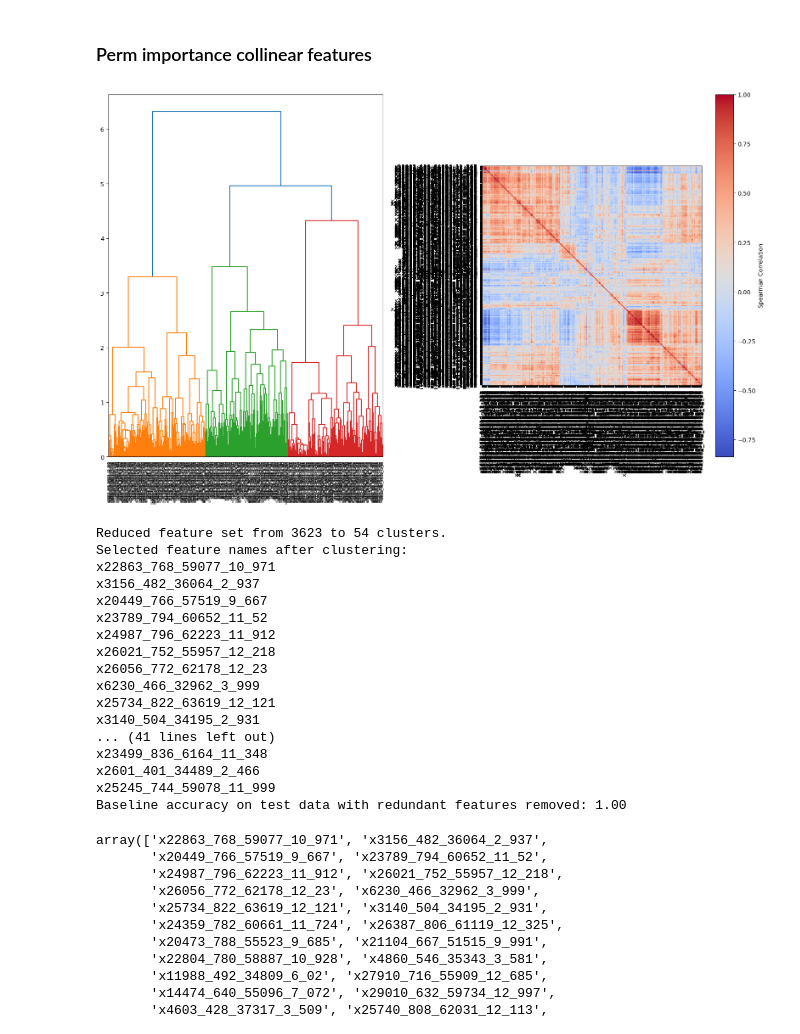
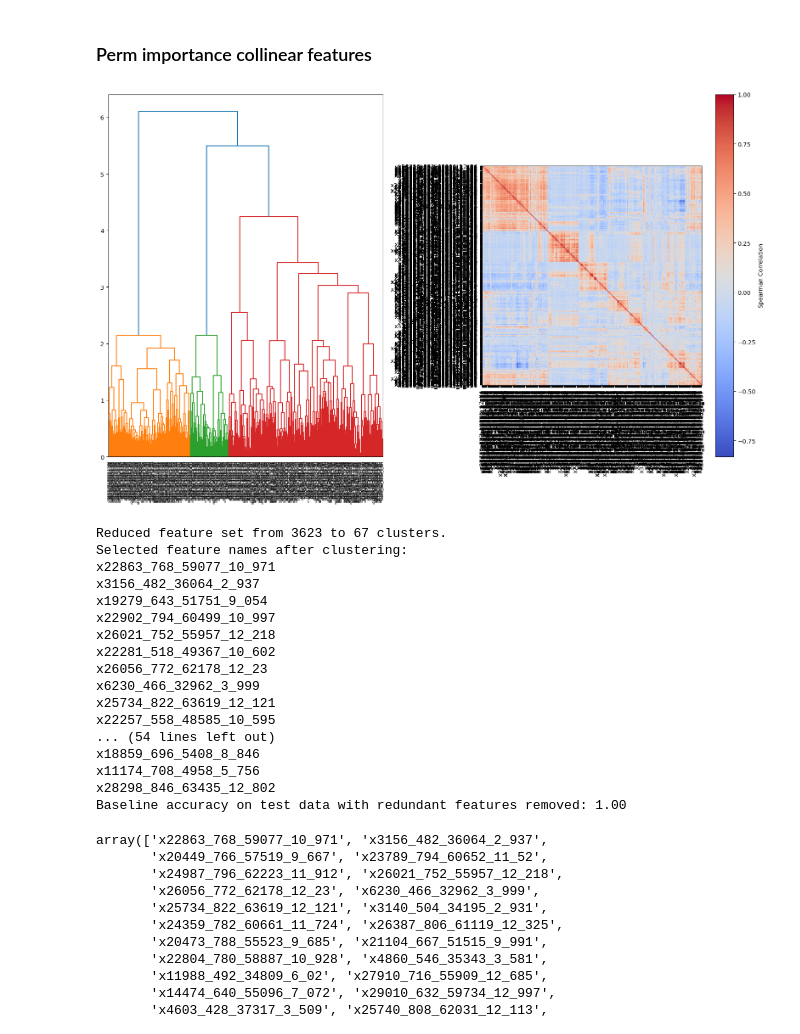
Before and after one commit to wsnowacek/World_Corals, a Jupyter notebook: machine_learning/coral_mets_only/interp_coralmets.ipynb, the cells around one changed output. Drawn from its saved outputs; the diff is of its cells as text; code cells hidden in the pictures.

```diff
--- a/machine_learning/coral_mets_only/interp_coralmets.ipynb
+++ b/machine_learning/coral_mets_only/interp_coralmets.ipynb
@@ -105,36 +103,36 @@ from scipy.spatial.distance import squareform
 from scipy.stats import spearmanr
 from collections import defaultdict
 # %%
-top_mets = importance_storage["RandomForest_KBest"].head(500)['Metabolite'].values
-# top_mets = importance_storage["XGBoost_KBest"].head(500)['Metabolite'].values
+# top_mets = importance_storage["RandomForest_KBest"].head(500)['Metabolite'].values
+top_mets = importance_storage["XGBoost_KBest"].head(500)['Metabolite'].values
 
 X_df = pd.DataFrame(X, columns=coral_df.columns.intersection(met_df['metabolite']))
 X_subset = X_df[top_mets]
 
 corr = spearmanr(X_subset).correlation
 corr = (corr + corr.T) / 2
 np.fill_diagonal(corr, 1)
 
 distance_matrix = 1 - np.abs(corr)
 dist_linkage = hierarchy.ward(squareform(distance_matrix))
 
 fig, (ax1, ax2) = plt.subplots(1, 2, figsize=(16, 10))
 
 dendro = hierarchy.dendrogram(
     dist_linkage, labels=top_mets.tolist(), ax=ax1, leaf_rotation=90
 )
 
 im = ax2.imshow(corr[dendro["leaves"], :][:, dendro["leaves"]], cmap='coolwarm')
 ax2.set_xticks(np.arange(len(top_mets)))
 ax2.set_yticks(np.arange(len(top_mets)))
 ax2.set_xticklabels([top_mets[i] for i in dendro["leaves"]], rotation=90)
 ax2.set_yticklabels([top_mets[i] for i in dendro["leaves"]])
 
 fig.colorbar(im, ax=ax2, label='Spearman Correlation')
 fig.tight_layout()
 plt.show()
 # %% [output]
-[figure, old version]
+[figure, new version]
 # %%
 from collections import defaultdict
 from scipy.cluster import hierarchy
@@ -163,22 +161,22 @@ clf_sel.fit(X_train_sel, y_train)
 accuracy = clf_sel.score(X_test_sel, y_test)
 print(f"Baseline accuracy on test data with redundant features removed: {accuracy:.2f}")
 # %% [output]
-Reduced feature set from 3623 to 54 clusters.
+Reduced feature set from 3623 to 67 clusters.
 Selected feature names after clustering:
 x22863_768_59077_10_971
 x3156_482_36064_2_937
-x20449_766_57519_9_667
-x23789_794_60652_11_52
-x24987_796_62223_11_912
+x19279_643_51751_9_054
+x22902_794_60499_10_997
 x26021_752_55957_12_218
+x22281_518_49367_10_602
 x26056_772_62178_12_23
 x6230_466_32962_3_999
 x25734_822_63619_12_121
-x3140_504_34195_2_931
-... (41 lines left out)
-x23499_836_6164_11_348
-x2601_401_34489_2_466
-x25245_744_59078_11_999
+x22257_558_48585_10_595
+... (54 lines left out)
+x18859_696_5408_8_846
+x11174_708_4958_5_756
+x28298_846_63435_12_802
 Baseline accuracy on test data with redundant features removed: 1.00
 # %%
 selected_features_names
```
Also changed, not shown: parts of 1 cell of this notebook, 1 other file.
